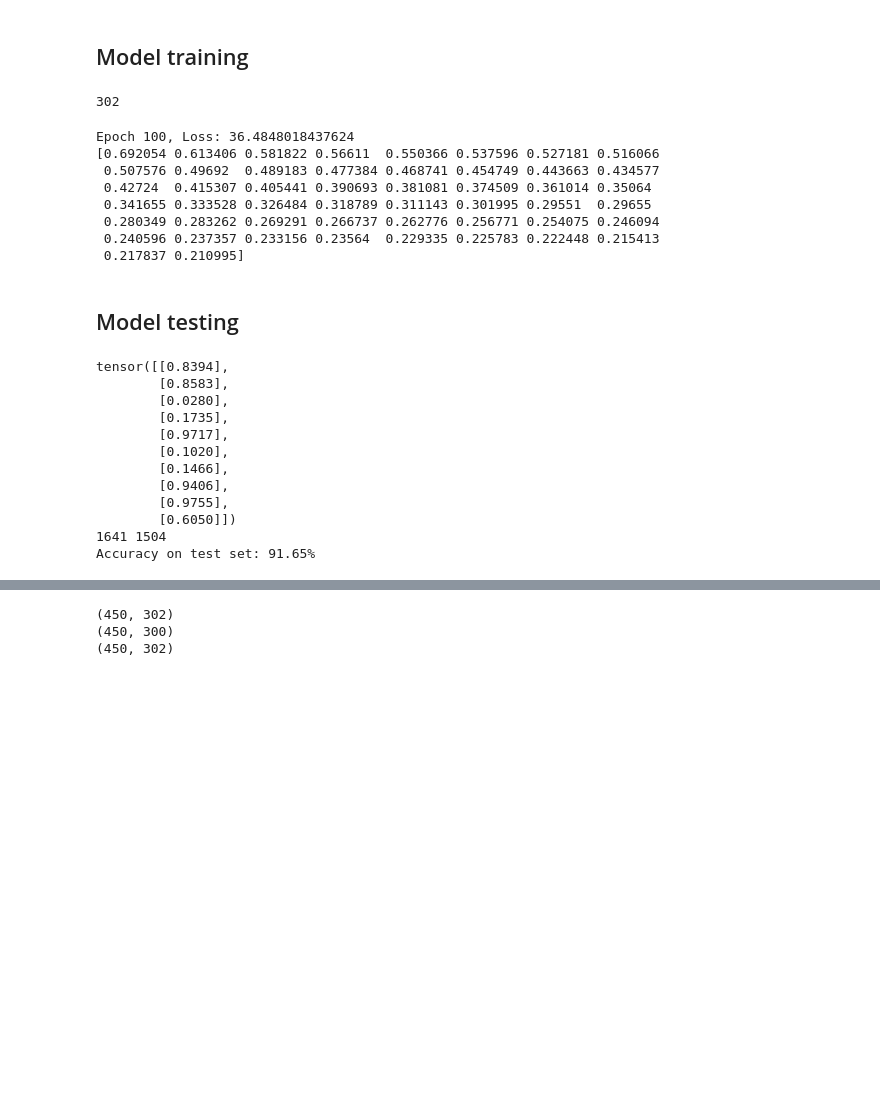
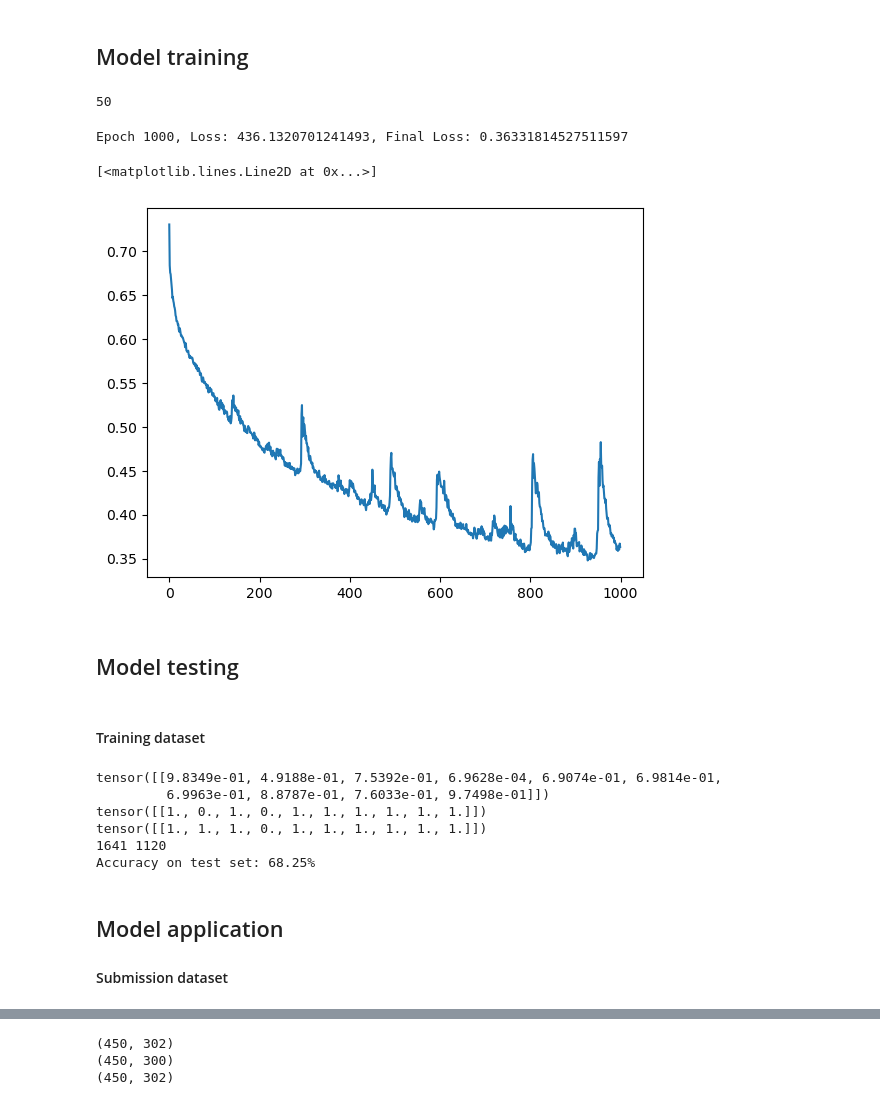
Before and after one commit to Nayel-Blidi/Kaggle, a Jupyter notebook: mainDeepLearning.ipynb, the cells around one changed output, grey strips where cells are left out. Cells and saved outputs as stored; diff of their text form; code cells hidden in the pictures; blank space fills up the shorter version.

Commit message:
'convolution' evaluation loop, data visualization

```diff
--- a/mainDeepLearning.ipynb
+++ b/mainDeepLearning.ipynb
@@ -39,5 +43,5 @@ Y = data[:, -1]
 # %%
-X_train, X_test, Y_train, Y_test = train_test_split(X, Y, test_size=0.25)
+X_train, X_test, Y_train, Y_test = train_test_split(X, Y, test_size=0.25, shuffle=True)
 
 train_features = torch.from_numpy(X_train).float()
 train_labels = torch.from_numpy(Y_train).float().unsqueeze(1)
@@ -98,51 +102,51 @@ class SimpleNN(nn.Module):
 # %%
 m, n = train_features.shape
 input_size = n
 print(input_size)
 hidden_size = 64
 output_size = 1
 
 model = SimpleNN(input_size, hidden_size, output_size)
 criterion = nn.BCELoss()
 optimizer = torch.optim.Adam(model.parameters(), lr=0.001)
 #optimize = torch.optim.SGD(model.parameters(), lr=0.01, momentum=0.5)
 
 model.train()
 running_loss = 0.0
 
 losses_list = []
 num_epochs = int(input("Number of epochs : "))
 for epoch in tqdm(range(num_epochs)):
     optimizer.zero_grad()
     outputs = model(train_features)
     loss = criterion(outputs, train_labels)
     loss.backward()
     optimizer.step()
     running_loss += loss.item()
     losses_list.append(loss.item())
 
-print(f"Epoch {epoch+1}, Loss: {running_loss}")
+print(f"Epoch {epoch+1}, Loss: {running_loss}, Final Loss: {losses_list[-1]}")
 #print(np.round(losses_list[::2], 6))
+
+import matplotlib.pyplot as plt
+plt.plot(losses_list)
 # %% [output]
-302
+50
-Epoch 100, Loss: 36.4848018437624
-[0.692054 0.613406 0.581822 0.56611  0.550366 0.537596 0.527181 0.516066
- 0.507576 0.49692  0.489183 0.477384 0.468741 0.454749 0.443663 0.434577
- 0.42724  0.415307 0.405441 0.390693 0.381081 0.374509 0.361014 0.35064
- 0.341655 0.333528 0.326484 0.318789 0.311143 0.301995 0.29551  0.29655
- 0.280349 0.283262 0.269291 0.266737 0.262776 0.256771 0.254075 0.246094
- 0.240596 0.237357 0.233156 0.23564  0.229335 0.225783 0.222448 0.215413
- 0.217837 0.210995]
+Epoch 1000, Loss: 436.1320701241493, Final Loss: 0.36331814527511597
+[<matplotlib.lines.Line2D at 0x...>]
+[figure, added]
 # %% [markdown]
 ## Model testing
+# %% [markdown]
+#### Training dataset
 # %%
 model.eval()
 correct = 0
 total = 0
 with torch.no_grad():
     outputs = model(test_features)
-    print(outputs[0:10])
-    #print(outputs[0:10].T)
+    #print(test_features[0:10])
+    print(outputs[0:10].T)
     #predicted = torch.round(outputs.data)
     #_, predicted = torch.max(outputs.data, 1)
     predicted = torch.round(outputs.data)
@@ -151,22 +155,21 @@ with torch.no_grad():
     # correct += (predicted.numpy() == test_labels.numpy().T).sum().item()
     correct += (predicted == test_labels).sum().item()
 
+    print(predicted[0:10].T)
+    print(test_labels[0:10].T)
     #print(predicted.numpy()[0:10].T, test_labels.numpy().T[0, 0:10])
     #correct += (predicted == test_labels.numpy().T[0]).sum().item()
-    print(total, correct)
+    # print(total, correct)
 
     accuracy = 100 * correct / total
     print(f"Accuracy on test set: {accuracy:.2f}%")
 # %% [output]
-tensor([[0.8394],
-        [0.8583],
-        [0.0280],
-        [0.1735],
-        [0.9717],
-        [0.1020],
-        [0.1466],
-        [0.9406],
-        [0.9755],
-        [0.6050]])
-1641 1504
-Accuracy on test set: 91.65%
+tensor([[9.8349e-01, 4.9188e-01, 7.5392e-01, 6.9628e-04, 6.9074e-01, 6.9814e-01,
+         6.9963e-01, 8.8787e-01, 7.6033e-01, 9.7498e-01]])
+tensor([[1., 0., 1., 0., 1., 1., 1., 1., 1., 1.]])
+tensor([[1., 1., 1., 0., 1., 1., 1., 1., 1., 1.]])
+1641 1120
+Accuracy on test set: 68.25%
+# %% [markdown]
+## Model application
+#### Submission dataset
```
Also changed, not shown: parts of 8 cells of this notebook.
